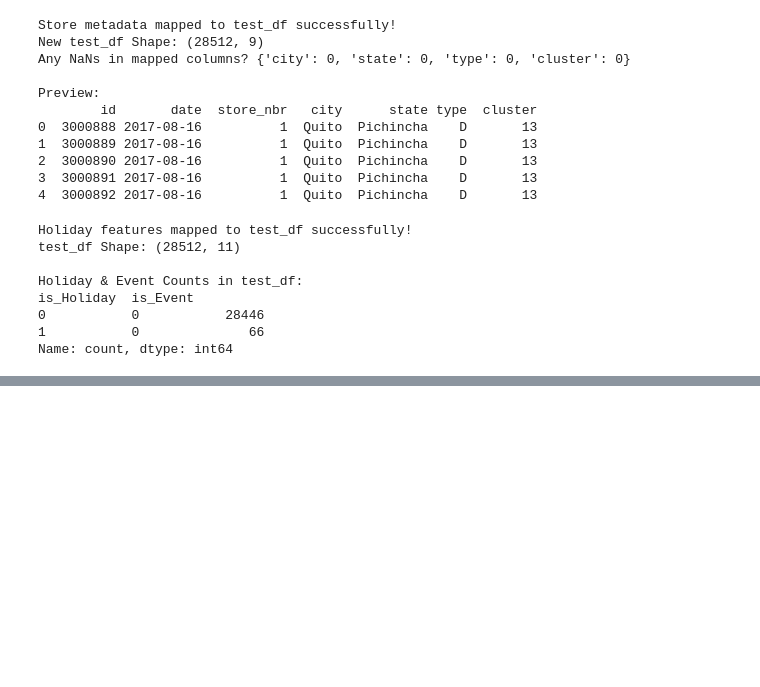
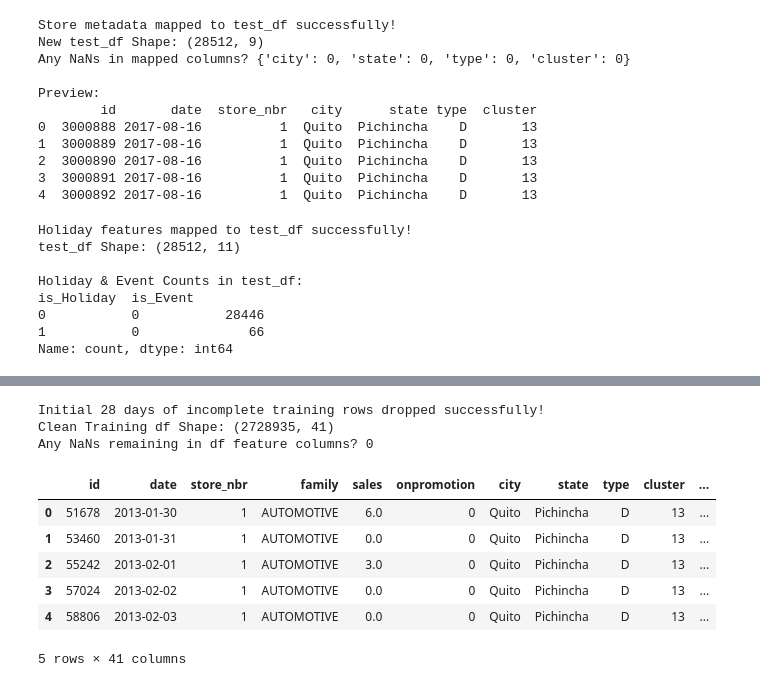
Before and after one commit to roheth286/Store-Sales-Forecasting-, a Jupyter notebook: main.ipynb, the cells around one changed output, grey strips where cells are left out. Cells and saved outputs as stored; diff of their text form; code cells hidden in the pictures; blank space fills up the shorter version.

```diff
--- a/main.ipynb
+++ b/main.ipynb
@@ -1501,0 +2084,22 @@ Name: count, dtype: int64
+# %%
+# Drop the initial 28 days of 2013 where sales_lag_28 is NaN
+df = df.dropna(subset=["sales_lag_28"]).reset_index(drop=True)
+
+# Verify
+print("Initial 28 days of incomplete training rows dropped successfully!")
+print(f"Clean Training df Shape: {df.shape}")
+print(f"Any NaNs remaining in df feature columns? {df.drop(columns=['sales']).isnull().sum().sum()}")
+# %% [output]
+Initial 28 days of incomplete training rows dropped successfully!
+Clean Training df Shape: (2728935, 41)
+Any NaNs remaining in df feature columns? 0
+# %%
+df.head()
+# %% [output]
+|  | id | date | store_nbr | family | sales | onpromotion | city | state | type | cluster | ... |
+| 0 | 51678 | 2013-01-30 | 1 | AUTOMOTIVE | 6.0 | 0 | Quito | Pichincha | D | 13 | ... |
+| 1 | 53460 | 2013-01-31 | 1 | AUTOMOTIVE | 0.0 | 0 | Quito | Pichincha | D | 13 | ... |
+| 2 | 55242 | 2013-02-01 | 1 | AUTOMOTIVE | 3.0 | 0 | Quito | Pichincha | D | 13 | ... |
+| 3 | 57024 | 2013-02-02 | 1 | AUTOMOTIVE | 0.0 | 0 | Quito | Pichincha | D | 13 | ... |
+| 4 | 58806 | 2013-02-03 | 1 | AUTOMOTIVE | 0.0 | 0 | Quito | Pichincha | D | 13 | ... |
+5 rows × 41 columns
```
Also changed, not shown: parts of 32 cells of this notebook, 13 other files.
